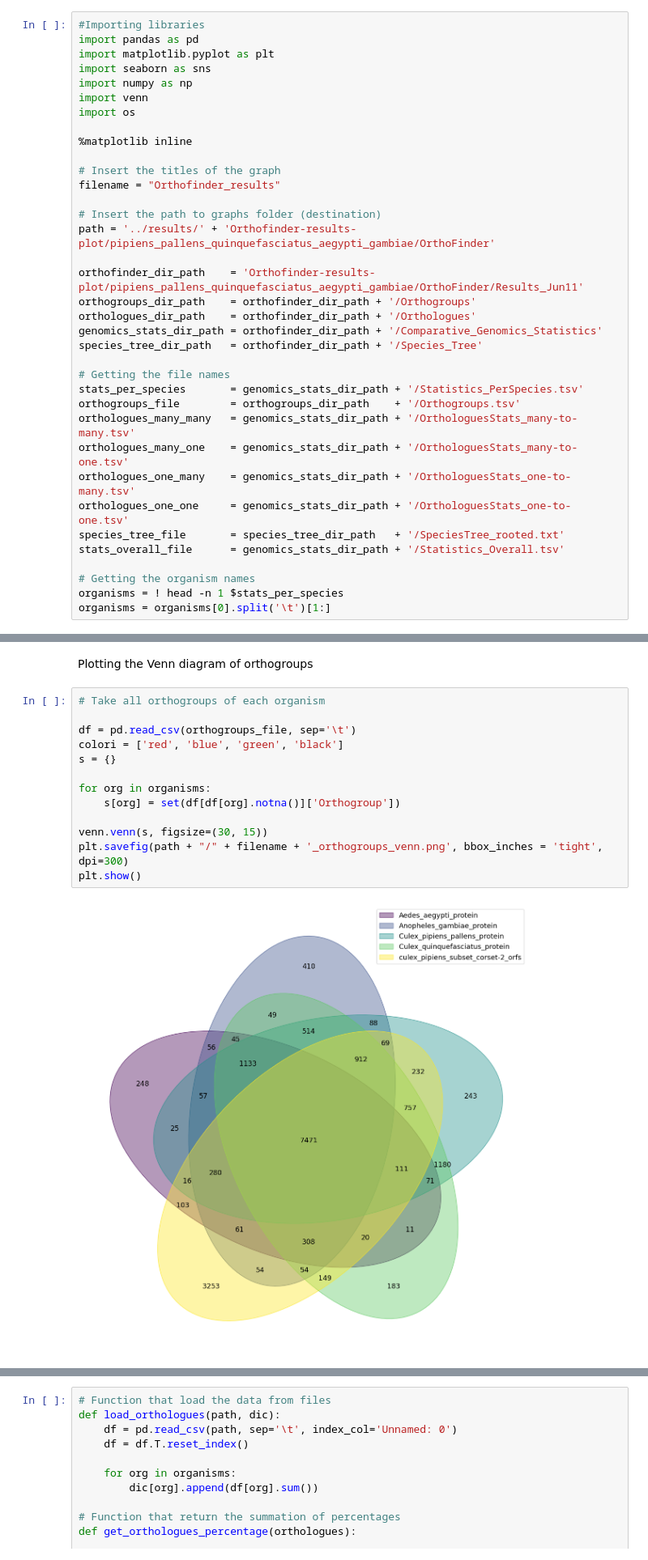
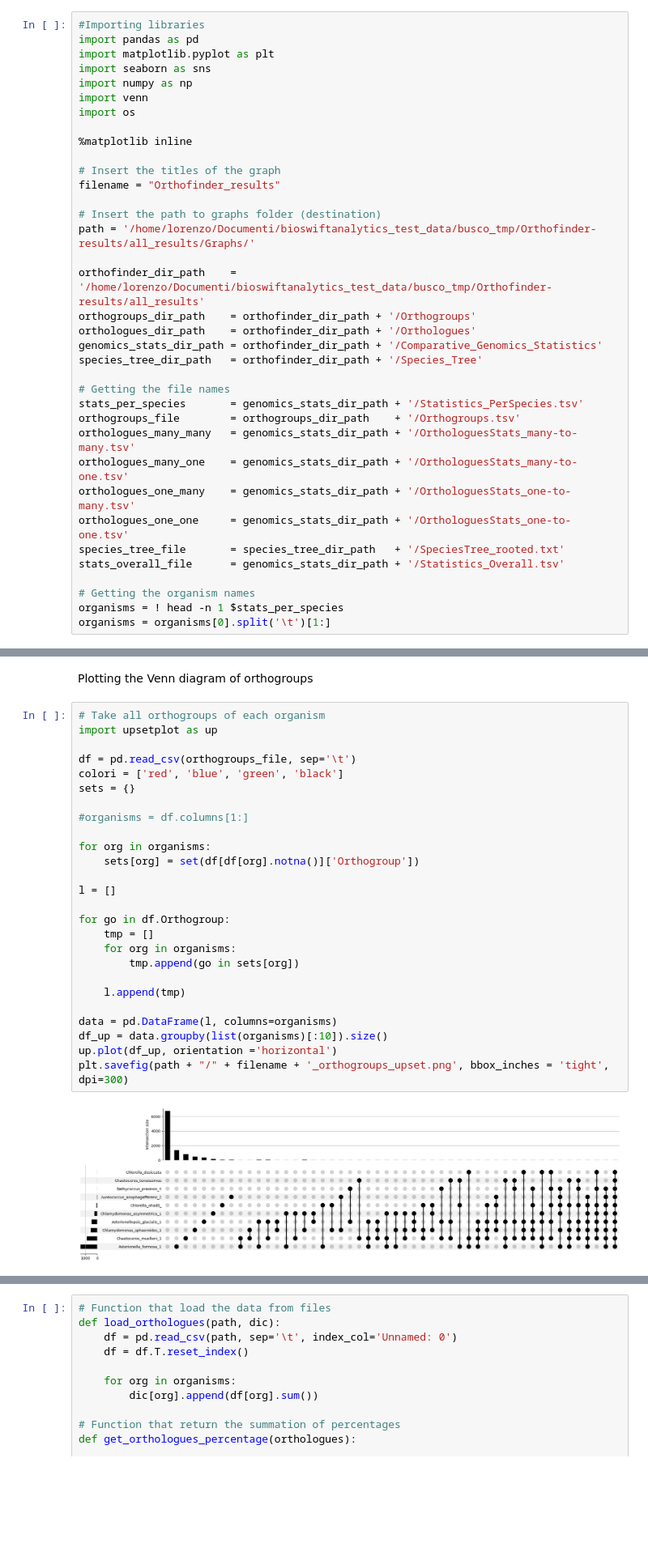
Before and after one commit to lorenzo-arcioni/BioSwiftAnalytics, a Jupyter notebook: notebooks/Orthofinder-results-plot.ipynb, the cells around one changed output, grey strips where cells are left out. Shown at 81% size. Drawn from its saved outputs; the diff is of its cells as text; blank space fills up the shorter version.

```diff
--- a/notebooks/Orthofinder-results-plot.ipynb
+++ b/notebooks/Orthofinder-results-plot.ipynb
@@ -13,9 +13,9 @@ import os
 filename = "Orthofinder_results"
 
 # Insert the path to graphs folder (destination)
-path = '../results/' + 'Orthofinder-results-plot/pipiens_pallens_quinquefasciatus_aegypti_gambiae/OrthoFinder'
+path = '/home/lorenzo/Documenti/bioswiftanalytics_test_data/busco_tmp/Orthofinder-results/all_results/Graphs/'
 
-orthofinder_dir_path    = 'Orthofinder-results-plot/pipiens_pallens_quinquefasciatus_aegypti_gambiae/OrthoFinder/Results_Jun11'
+orthofinder_dir_path    = '/home/lorenzo/Documenti/bioswiftanalytics_test_data/busco_tmp/Orthofinder-results/all_results'
 orthogroups_dir_path    = orthofinder_dir_path + '/Orthogroups'
 orthologues_dir_path    = orthofinder_dir_path + '/Orthologues'
 genomics_stats_dir_path = orthofinder_dir_path + '/Comparative_Genomics_Statistics'
@@ -38,16 +40,29 @@ organisms = organisms[0].split('\t')[1:]
 Plotting the Venn diagram of orthogroups
 # %%
 # Take all orthogroups of each organism
+import upsetplot as up
 
 df = pd.read_csv(orthogroups_file, sep='\t')
 colori = ['red', 'blue', 'green', 'black']
-s = {}
+sets = {}
+
+#organisms = df.columns[1:]
 
 for org in organisms:
-    s[org] = set(df[df[org].notna()]['Orthogroup'])
+    sets[org] = set(df[df[org].notna()]['Orthogroup'])
 
-venn.venn(s, figsize=(30, 15))
-plt.savefig(path + "/" + filename + '_orthogroups_venn.png', bbox_inches = 'tight', dpi=300)
-plt.show()
+l = []
+
+for go in df.Orthogroup:
+    tmp = []
+    for org in organisms:
+        tmp.append(go in sets[org])
+
+    l.append(tmp)
+
+data = pd.DataFrame(l, columns=organisms)
+df_up = data.groupby(list(organisms)[:10]).size()
+up.plot(df_up, orientation ='horizontal')
+plt.savefig(path + "/" + filename + '_orthogroups_upset.png', bbox_inches = 'tight', dpi=300)
 # %% [output]
-[figure, old version]
+[figure, new version]
```
Also changed, not shown: parts of 6 cells of this notebook, 13 other files.
